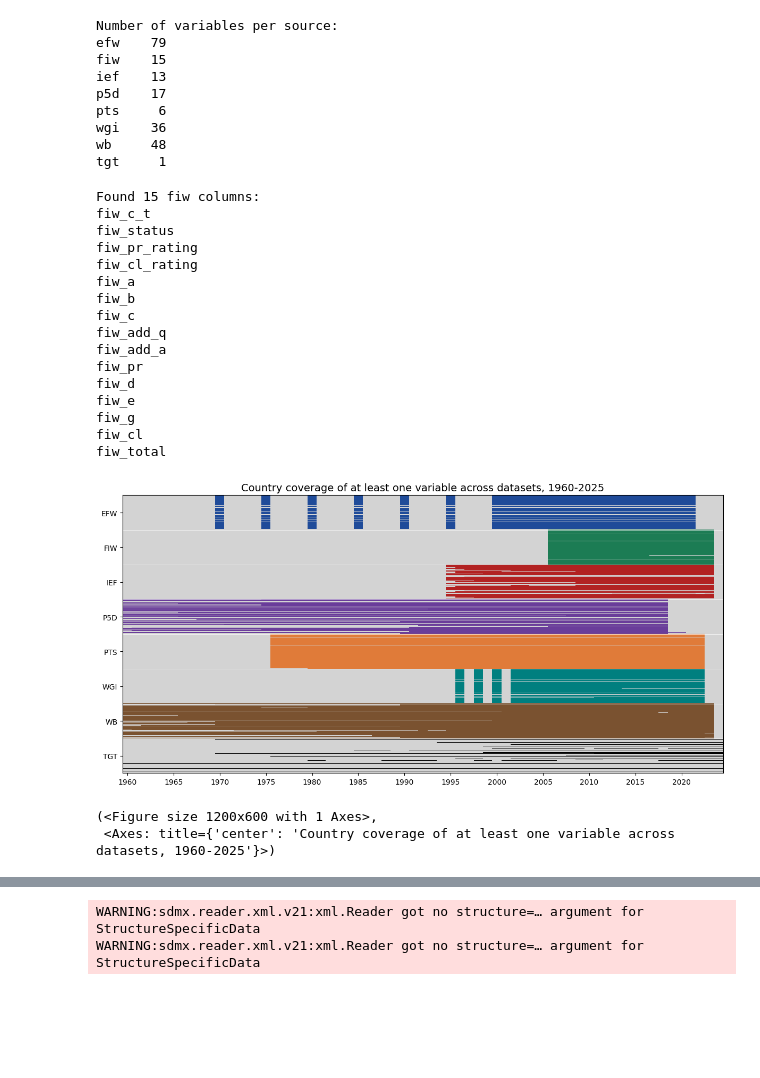
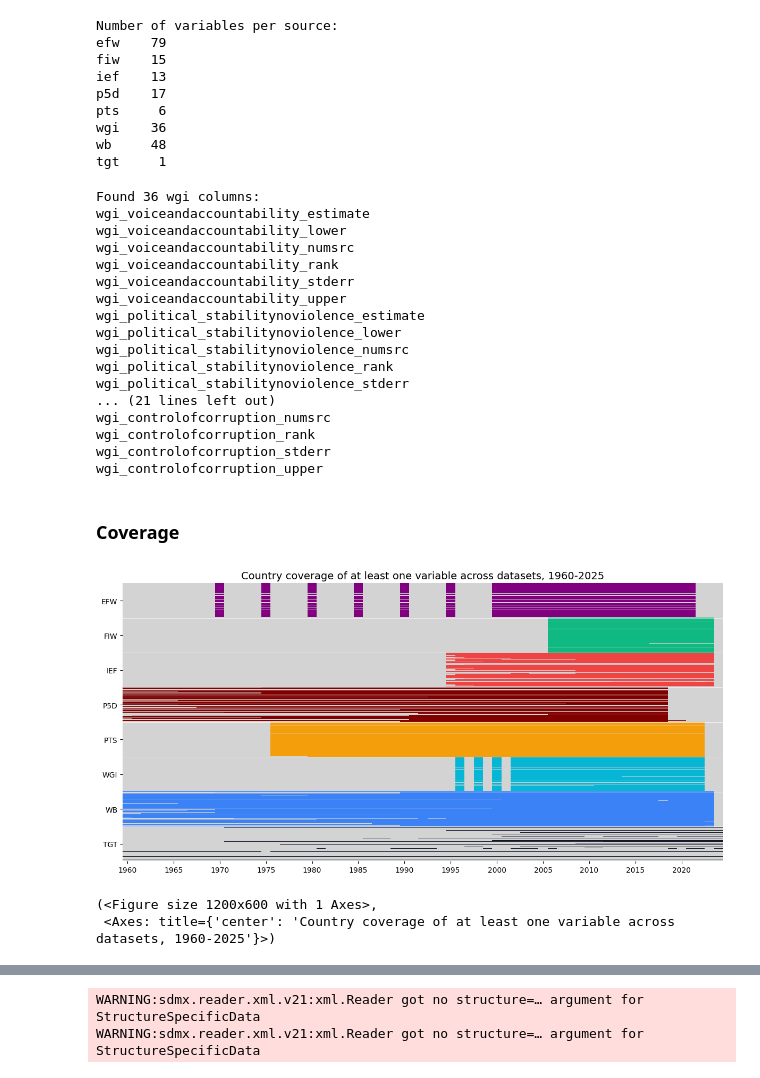
Before and after one commit to janjdarecki/instquality, a Jupyter notebook: 2. Visualise dataset.ipynb, the cells around one changed output, grey strips where cells are left out. Saved outputs shown, nothing was run; the diff lists cells and outputs as text; code cells hidden in the pictures; blank space fills up the shorter version.

Commit message:
Added coverage plots and variable labels

```diff
--- a/2. Visualise dataset.ipynb
+++ b/2. Visualise dataset.ipynb
@@ -6,15 +6,15 @@ import os
 os.chdir("/content/drive/MyDrive/Colab Notebooks/instquality/")
 # %%
 import pandas as pd
+import numpy as np
 import warnings
 warnings.filterwarnings("ignore")
 
-from functions.utils import revert_to_raw
-from functions.load import prep_target
+from functions.utils import revert_to_raw, prep_target
 
 df = pd.read_pickle("files/inst.dat")
-df = revert_to_raw(df) # no _f or nulls_ columns
-df = prep_target(df)
+df = df.replace("")
+# df = prep_target(df)
 # %%
 from google.colab import drive
 drive.mount('/content/drive')
@@ -42,24 +41,25 @@ wgi    36
 wb     48
 tgt     1
 # %%
-prefix = 'fiw'
-cols = [c for c in df.columns if c.startswith(f"{prefix}_") and not c.endswith("_f_f")]
+prefix = 'wgi'
+cols = [c for c in df.columns if c.startswith(f"{prefix}_")]
 print(f"Found {len(cols)} {prefix} columns:")
 print("\n".join(cols))
 # %% [output]
-Found 15 fiw columns:
-fiw_c_t
-fiw_status
-fiw_pr_rating
-fiw_cl_rating
-fiw_a
-fiw_b
-fiw_c
-fiw_add_q
-fiw_add_a
-fiw_pr
-fiw_d
-fiw_e
-fiw_g
-fiw_cl
-fiw_total
+Found 36 wgi columns:
+wgi_voiceandaccountability_estimate
+wgi_voiceandaccountability_lower
+wgi_voiceandaccountability_numsrc
+wgi_voiceandaccountability_rank
+wgi_voiceandaccountability_stderr
+wgi_voiceandaccountability_upper
+wgi_political_stabilitynoviolence_estimate
+wgi_political_stabilitynoviolence_lower
+wgi_political_stabilitynoviolence_numsrc
+wgi_political_stabilitynoviolence_rank
+wgi_political_stabilitynoviolence_stderr
+... (21 lines left out)
+wgi_controlofcorruption_numsrc
+wgi_controlofcorruption_rank
+wgi_controlofcorruption_stderr
+wgi_controlofcorruption_upper
@@ -66,12 +86,14 @@ fiw_total
+# %% [markdown]
+### Coverage
 # %%
 from functions.plot import coverage_panel
 
 prefixes = ["efw", "fiw", "ief", "p5d", "pts", "wgi", "wb", "tgt"]
-coverage_panel(df, prefixes, start=1960, end=2024)
+coverage_panel(df, prefixes, start=1960, end=2024, missing_color='lightgrey')
 
 # we can see target data is the bottleneck
 # IQ data sources don't have that length tho
 # %% [output]
-[figure, old version]
+[figure, new version]
 (<Figure size 1200x600 with 1 Axes>,
  <Axes: title={'center': 'Country coverage of at least one variable across datasets, 1960-2025'}>)
```
Also changed, not shown: parts of 8 cells of this notebook, 6 other files.
